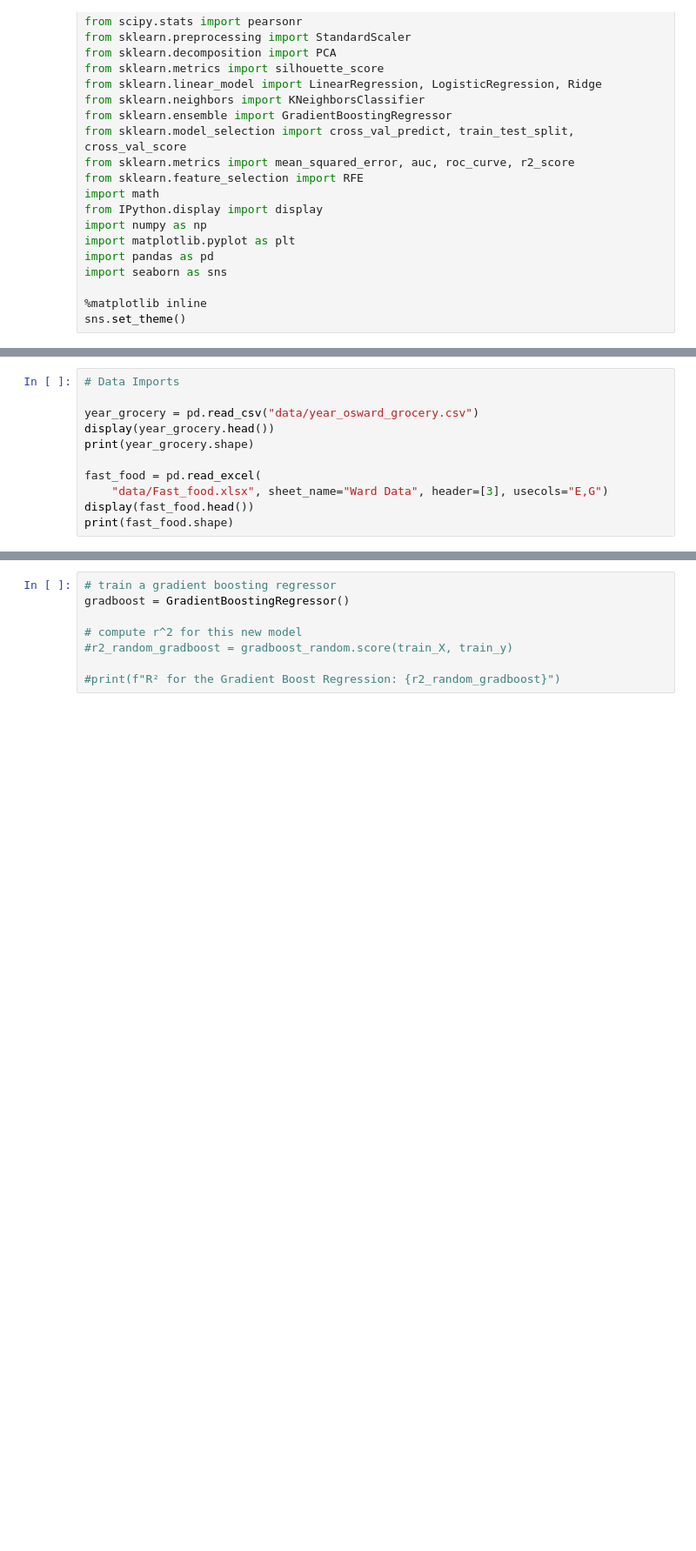
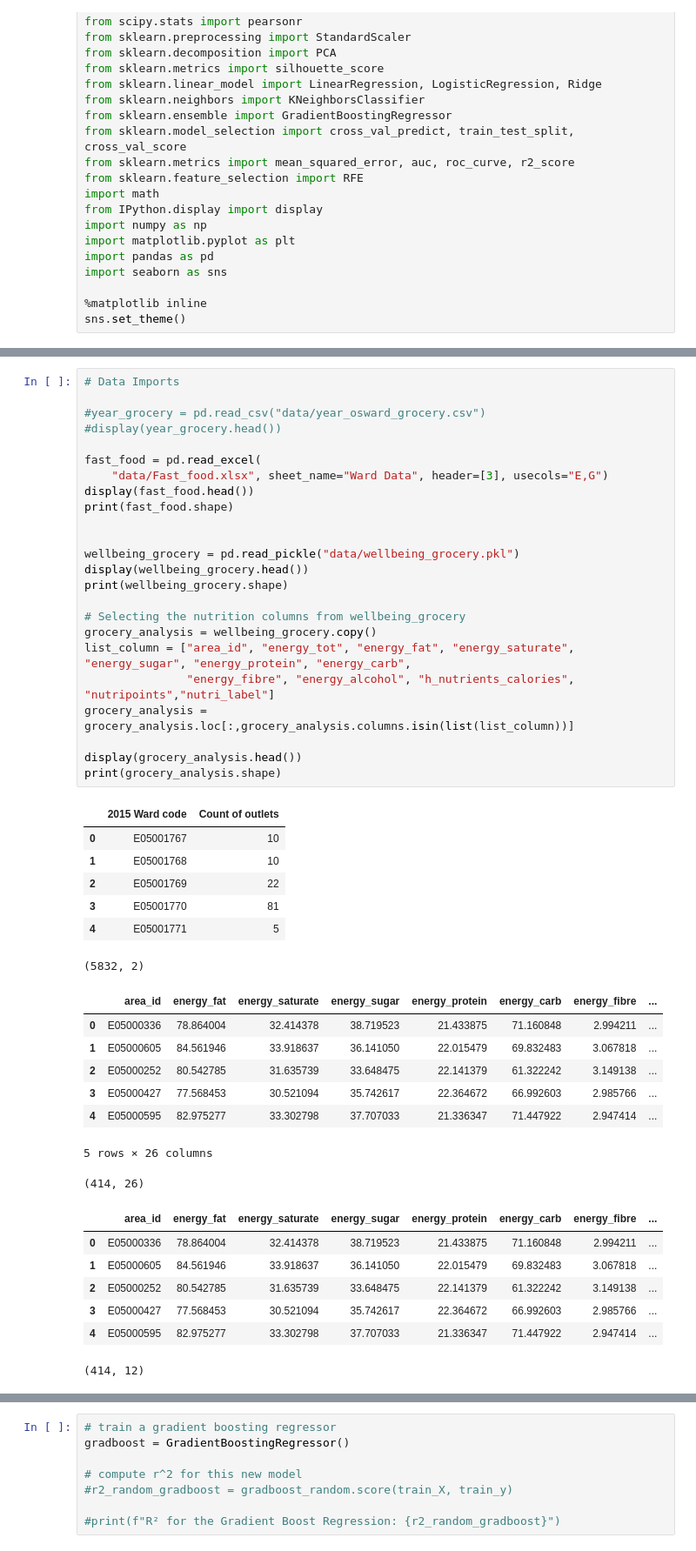
Before and after one commit to epfl-ada/ada-2020-project-milestone-p3-p3_caxaga, a Jupyter notebook: fast_food.ipynb, the cells around one changed output, grey strips where cells are left out. Shown at 87% size. Cells and saved outputs as stored; diff of their text form; blank space fills up the shorter version.

```diff
--- a/fast_food.ipynb
+++ b/fast_food.ipynb
@@ -28,11 +38,47 @@ sns.set_theme()
 # %%
 # Data Imports
 
-year_grocery = pd.read_csv("data/year_osward_grocery.csv")
-display(year_grocery.head())
-print(year_grocery.shape)
+#year_grocery = pd.read_csv("data/year_osward_grocery.csv")
+#display(year_grocery.head())
 
 fast_food = pd.read_excel(
     "data/Fast_food.xlsx", sheet_name="Ward Data", header=[3], usecols="E,G")
 display(fast_food.head())
 print(fast_food.shape)
+
+
+wellbeing_grocery = pd.read_pickle("data/wellbeing_grocery.pkl")
+display(wellbeing_grocery.head())
+print(wellbeing_grocery.shape)
+
+# Selecting the nutrition columns from wellbeing_grocery
+grocery_analysis = wellbeing_grocery.copy()
+list_column = ["area_id", "energy_tot", "energy_fat", "energy_saturate", "energy_sugar", "energy_protein", "energy_carb",
+               "energy_fibre", "energy_alcohol", "h_nutrients_calories", "nutripoints","nutri_label"]
+grocery_analysis = grocery_analysis.loc[:,grocery_analysis.columns.isin(list(list_column))]
+
+display(grocery_analysis.head())
+print(grocery_analysis.shape)
+# %% [output]
+|  | 2015 Ward code | Count of outlets |
+| 0 | E05001767 | 10 |
+| 1 | E05001768 | 10 |
+| 2 | E05001769 | 22 |
+| 3 | E05001770 | 81 |
+| 4 | E05001771 | 5 |
+(5832, 2)
+|  | area_id | energy_fat | energy_saturate | energy_sugar | energy_protein | energy_carb | energy_fibre | ... |
+| 0 | E05000336 | 78.864004 | 32.414378 | 38.719523 | 21.433875 | 71.160848 | 2.994211 | ... |
+| 1 | E05000605 | 84.561946 | 33.918637 | 36.141050 | 22.015479 | 69.832483 | 3.067818 | ... |
+| 2 | E05000252 | 80.542785 | 31.635739 | 33.648475 | 22.141379 | 61.322242 | 3.149138 | ... |
+| 3 | E05000427 | 77.568453 | 30.521094 | 35.742617 | 22.364672 | 66.992603 | 2.985766 | ... |
+| 4 | E05000595 | 82.975277 | 33.302798 | 37.707033 | 21.336347 | 71.447922 | 2.947414 | ... |
+5 rows × 26 columns
+(414, 26)
+|  | area_id | energy_fat | energy_saturate | energy_sugar | energy_protein | energy_carb | energy_fibre | ... |
+| 0 | E05000336 | 78.864004 | 32.414378 | 38.719523 | 21.433875 | 71.160848 | 2.994211 | ... |
+| 1 | E05000605 | 84.561946 | 33.918637 | 36.141050 | 22.015479 | 69.832483 | 3.067818 | ... |
+| 2 | E05000252 | 80.542785 | 31.635739 | 33.648475 | 22.141379 | 61.322242 | 3.149138 | ... |
+| 3 | E05000427 | 77.568453 | 30.521094 | 35.742617 | 22.364672 | 66.992603 | 2.985766 | ... |
+| 4 | E05000595 | 82.975277 | 33.302798 | 37.707033 | 21.336347 | 71.447922 | 2.947414 | ... |
+(414, 12)
```
Also changed, not shown: parts of 41 cells of this notebook.
